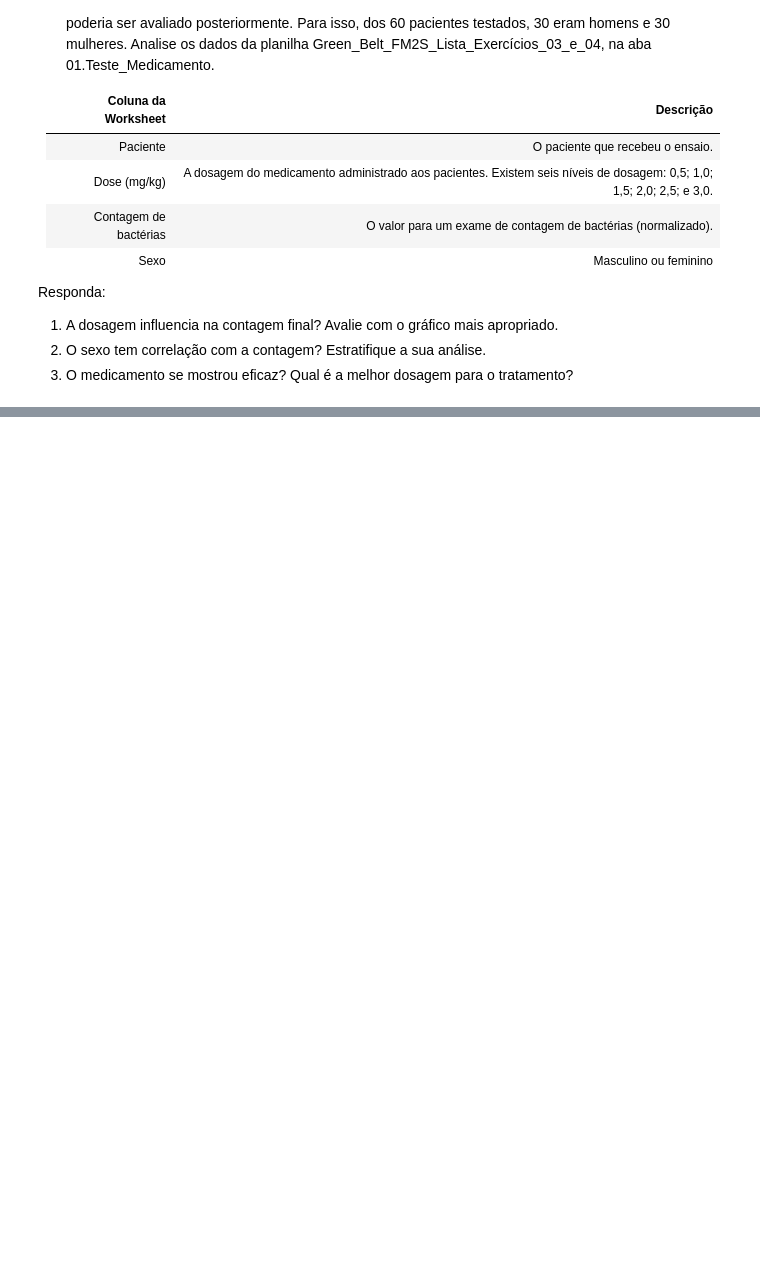
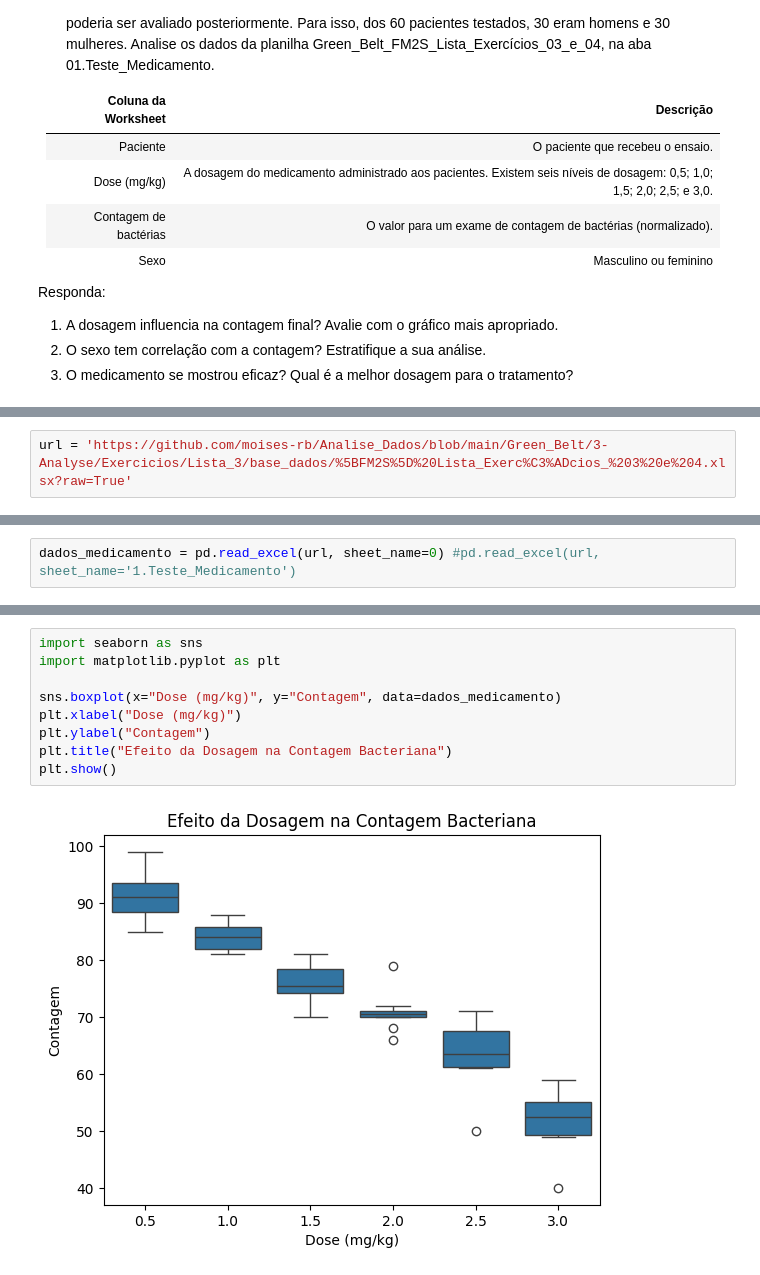
Before and after one commit to moises-rb/Analise_Dados, a Jupyter notebook: Green_Belt/3-Analyse/Exercicios/Lista_3/01-pesquisador_medico.ipynb, the cells around one changed output, grey strips where cells are left out. Drawn from its saved outputs; the diff is of its cells as text; blank space fills up the shorter version.

Commit message:
Finalizando exercicio 1 da lista 3 - Analyse

```diff
--- a/Green_Belt/3-Analyse/Exercicios/Lista_3/01-pesquisador_medico.ipynb
+++ b/Green_Belt/3-Analyse/Exercicios/Lista_3/01-pesquisador_medico.ipynb
@@ -26,0 +29,2 @@ Responda:
+# %%
+url = 'https://github.com/moises-rb/Analise_Dados/blob/main/Green_Belt/3-Analyse/Exercicios/Lista_3/base_dados/%5BFM2S%5D%20Lista_Exerc%C3%ADcios_%203%20e%204.xlsx?raw=True'
@@ -26,0 +35,2 @@ Responda:
+# %%
+dados_medicamento = pd.read_excel(url, sheet_name=0) #pd.read_excel(url, sheet_name='1.Teste_Medicamento')
@@ -26,0 +60,11 @@ Responda:
+# %%
+import seaborn as sns
+import matplotlib.pyplot as plt
+
+sns.boxplot(x="Dose (mg/kg)", y="Contagem", data=dados_medicamento)
+plt.xlabel("Dose (mg/kg)")
+plt.ylabel("Contagem")
+plt.title("Efeito da Dosagem na Contagem Bacteriana")
+plt.show()
+# %% [output]
+[figure, added]
```
Also changed, not shown: parts of 11 cells of this notebook.
